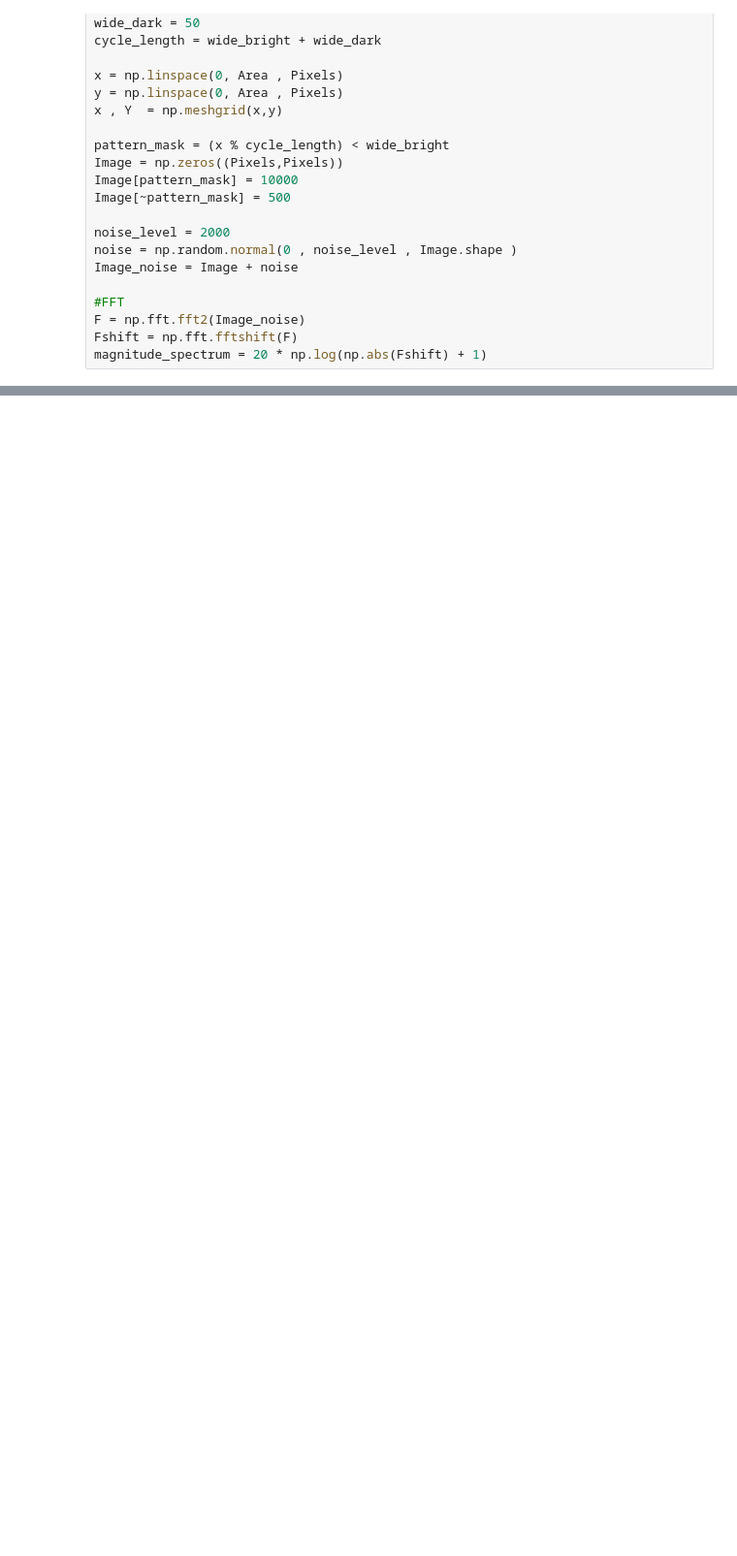
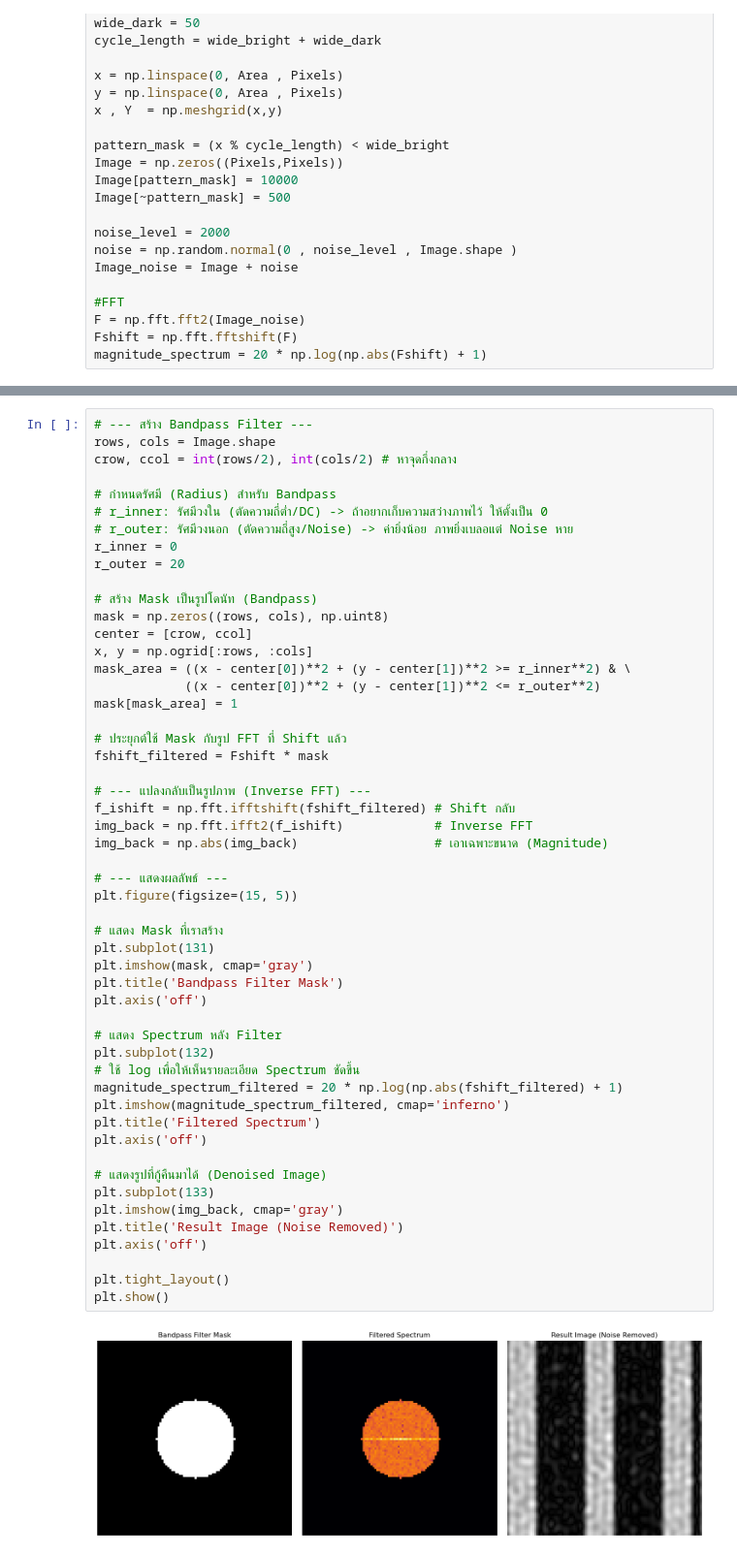
Before and after one commit to ZearoByMc/Project1_SUT, a Jupyter notebook: HomeworkBandpass.ipynb, the cells around one changed output, grey strips where cells are left out. Shown at 97% size. Cells and saved outputs as stored; diff of their text form; blank space fills up the shorter version.

Commit message:
Bandpass
add

```diff
--- a/HomeworkBandpass.ipynb
+++ b/HomeworkBandpass.ipynb
@@ -51,0 +52,54 @@ plt.show()
+# %%
+# --- สร้าง Bandpass Filter ---
+rows, cols = Image.shape
+crow, ccol = int(rows/2), int(cols/2) # หาจุดกึ่งกลาง
+
+# กำหนดรัศมี (Radius) สำหรับ Bandpass
+# r_inner: รัศมีวงใน (ตัดความถี่ต่ำ/DC) -> ถ้าอยากเก็บความสว่างภาพไว้ ให้ตั้งเป็น 0
+# r_outer: รัศมีวงนอก (ตัดความถี่สูง/Noise) -> ค่ายิ่งน้อย ภาพยิ่งเบลอแต่ Noise หาย
+r_inner = 0
+r_outer = 20
+
+# สร้าง Mask เป็นรูปโดนัท (Bandpass)
+mask = np.zeros((rows, cols), np.uint8)
+center = [crow, ccol]
+x, y = np.ogrid[:rows, :cols]
+mask_area = ((x - center[0])**2 + (y - center[1])**2 >= r_inner**2) & \
+            ((x - center[0])**2 + (y - center[1])**2 <= r_outer**2)
+mask[mask_area] = 1
+
+# ประยุกต์ใช้ Mask กับรูป FFT ที่ Shift แล้ว
+fshift_filtered = Fshift * mask
+
+# --- แปลงกลับเป็นรูปภาพ (Inverse FFT) ---
+f_ishift = np.fft.ifftshift(fshift_filtered) # Shift กลับ
+img_back = np.fft.ifft2(f_ishift)            # Inverse FFT
+img_back = np.abs(img_back)                  # เอาเฉพาะขนาด (Magnitude)
+
+# --- แสดงผลลัพธ์ ---
+plt.figure(figsize=(15, 5))
+
+# แสดง Mask ที่เราสร้าง
+plt.subplot(131)
+plt.imshow(mask, cmap='gray')
+plt.title('Bandpass Filter Mask')
+plt.axis('off')
+
+# แสดง Spectrum หลัง Filter
+plt.subplot(132)
+# ใช้ log เพื่อให้เห็นรายละเอียด Spectrum ชัดขึ้น
+magnitude_spectrum_filtered = 20 * np.log(np.abs(fshift_filtered) + 1)
+plt.imshow(magnitude_spectrum_filtered, cmap='inferno')
+plt.title('Filtered Spectrum')
+plt.axis('off')
+
+# แสดงรูปที่กู้คืนมาได้ (Denoised Image)
+plt.subplot(133)
+plt.imshow(img_back, cmap='gray')
+plt.title('Result Image (Noise Removed)')
+plt.axis('off')
+
+plt.tight_layout()
+plt.show()
+# %% [output]
+[figure, added]
```
Also changed, not shown: parts of 1 cell of this notebook, 1 other file.
